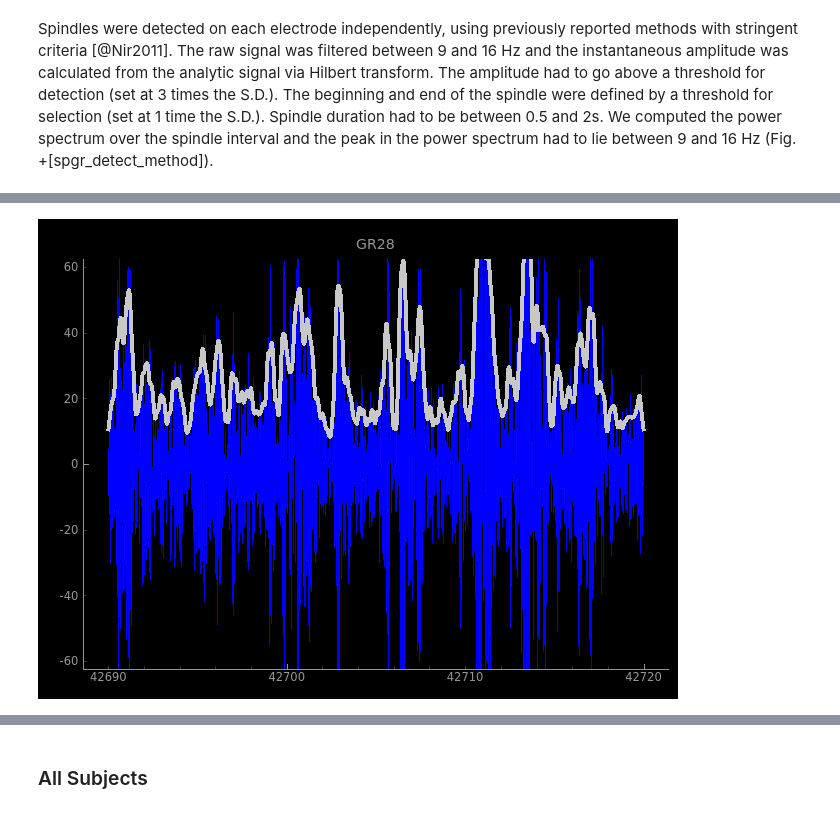
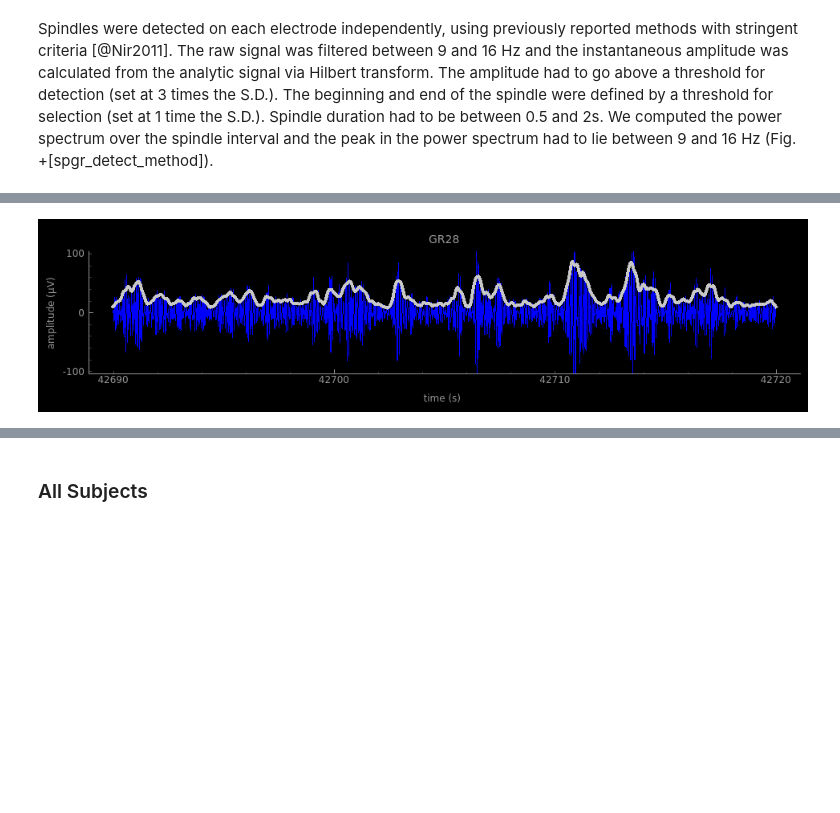
Before and after one commit to gpiantoni/spgr, a Jupyter notebook: spindle_detection_method.ipynb, the cells around one changed output, grey strips where cells are left out. Drawn from its saved outputs; the diff is of its cells as text; code cells hidden in the pictures; blank space fills up the shorter version.

```diff
--- a/spindle_detection_method.ipynb
+++ b/spindle_detection_method.ipynb
@@ -48,10 +48,13 @@ We computed the power spectrum over the spindle interval and the peak in the pow
 LIMITS = (9, 16)
 
 detsp = DetectSpindle(method='Nir2011', frequency=LIMITS, duration=(0.5, 2))
+# %%
+PLOT_SIZE = 960, 240
 # %%
 subj = 'EM09'
+chan_name = 'GR28'
 data = get_data(subj, 'sleep', ('grid', ), **options)
-sel = Select(chan=('GR28', ))
+sel = Select(chan=(chan_name, ))
 data = sel(data)
 # %% [output]
 INFO:/home/gpiantoni/projects/spgr/scripts/spgr/read_data.py:Subj EM09, reading data: EM09_sleep_grid_hp005_lp500_rs256.pkl
@@ -96,12 +102,14 @@ dat_det = moving_avg(hilbert_abs(x_filt))
 # %%
 from pyqtgraph import mkPen
 
 v = Viz1()
-v.add_data(x_filt, color=mkPen('b', width=1), limits_y=(-60, 60))
+v.size = PLOT_SIZE
+v.add_data(x_filt, color=mkPen('b', width=1), limits_y=(-100, 100))
 v.add_data(dat_det, color=mkPen(width=4))
+v._plots[chan_name].setLabels(left='amplitude (μV)', bottom='time (s)')
 v
 # %% [output]
-[figure, old version]
+[figure, new version]
 # %%
 t = dat_det.axis['time'][0]
 good_sp = [x for x in sp.spindle if x['start_time'] < t[-1] and x['end_time'] > t[0]]
```
Also changed, not shown: parts of 15 cells of this notebook, 1 other file.
